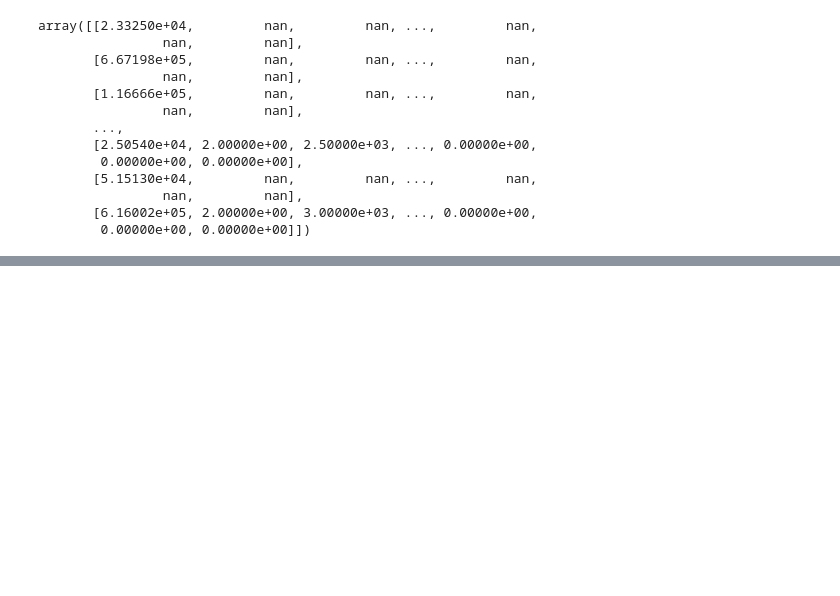
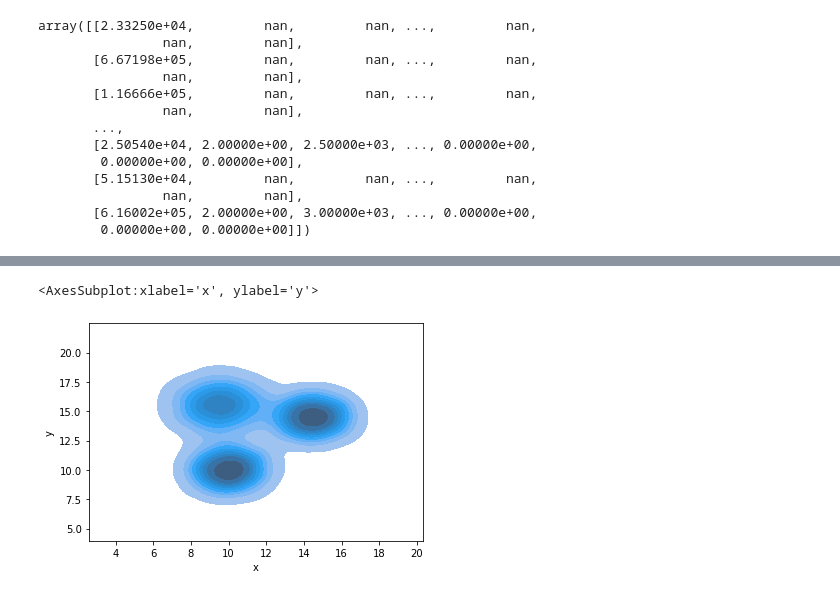
Before and after one commit to jpbarddal/jpbarddal.github.io, a Jupyter notebook: assets/data/lectures/2023/ppgia_data_science_2023.ipynb, the cells around one changed output, grey strips where cells are left out. Cells and saved outputs as stored; diff of their text form; code cells hidden in the pictures; blank space fills up the shorter version.

```diff
--- a/assets/data/lectures/2023/ppgia_data_science_2023.ipynb
+++ b/assets/data/lectures/2023/ppgia_data_science_2023.ipynb
@@ -482,0 +539,7 @@ array([[2.33250e+04,         nan,         nan, ...,         nan,
+# %%
+df.reset_index(drop=True, inplace=True)
+# sns.kdeplot(data=df, x='x', y='y')
+sns.kdeplot(df['x'], df['y'], shade=True)
+# %% [output]
+<AxesSubplot:xlabel='x', ylabel='y'>
+[figure, added]
```
Also changed, not shown: parts of 50 cells of this notebook, 59 other files.
